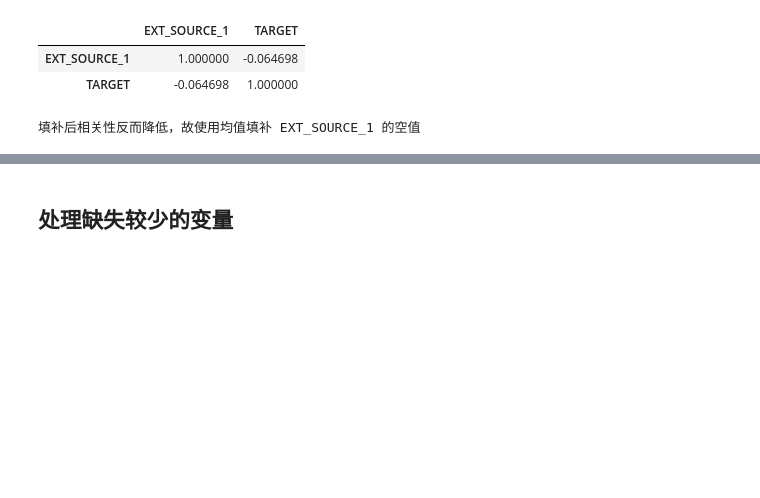
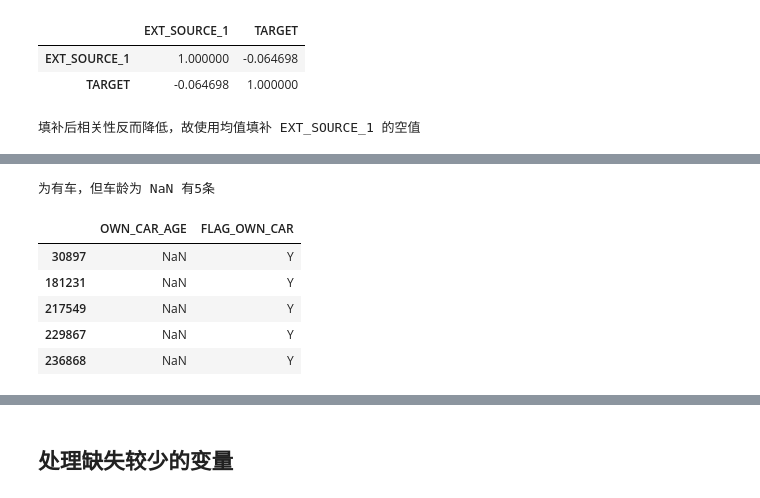
Before and after one commit to DGTBG/biye, a Jupyter notebook: HomeCredit_clean.ipynb, the cells around one changed output, grey strips where cells are left out. Cells and saved outputs as stored; diff of their text form; code cells hidden in the pictures; blank space fills up the shorter version.

```diff
--- a/HomeCredit_clean.ipynb
+++ b/HomeCredit_clean.ipynb
@@ -430,0 +431,18 @@ data.drop('FLAG_OWN_CAR',axis=1,inplace = True)
+# %%
+# 由于 OWN_CAR_AGE 缺失超过一半，而 OWN_CAR_AGE 的缺失很可能与 OWN_CAR_AGE = 'N' 有关，后面可能会误删此数据，故先进行处理
+# 对私家车信息进行处理
+tmp = data[data['FLAG_OWN_CAR']=='Y']
+print('为有车，但车龄为 NaN 有{}条'.format( tmp['OWN_CAR_AGE'].isnull().sum() ))
+df_t = tmp[tmp['OWN_CAR_AGE'].isnull()][['OWN_CAR_AGE','FLAG_OWN_CAR']]
+df_t
+
+print('删除这五行')
+data.drop(df_t.index,axis=0,inplace=True)
+# %% [output]
+为有车，但车龄为 NaN 有5条
+|  | OWN_CAR_AGE | FLAG_OWN_CAR |
+| 30897 | NaN | Y |
+| 181231 | NaN | Y |
+| 217549 | NaN | Y |
+| 229867 | NaN | Y |
+| 236868 | NaN | Y |
```
Also changed, not shown: parts of 30 cells of this notebook.
